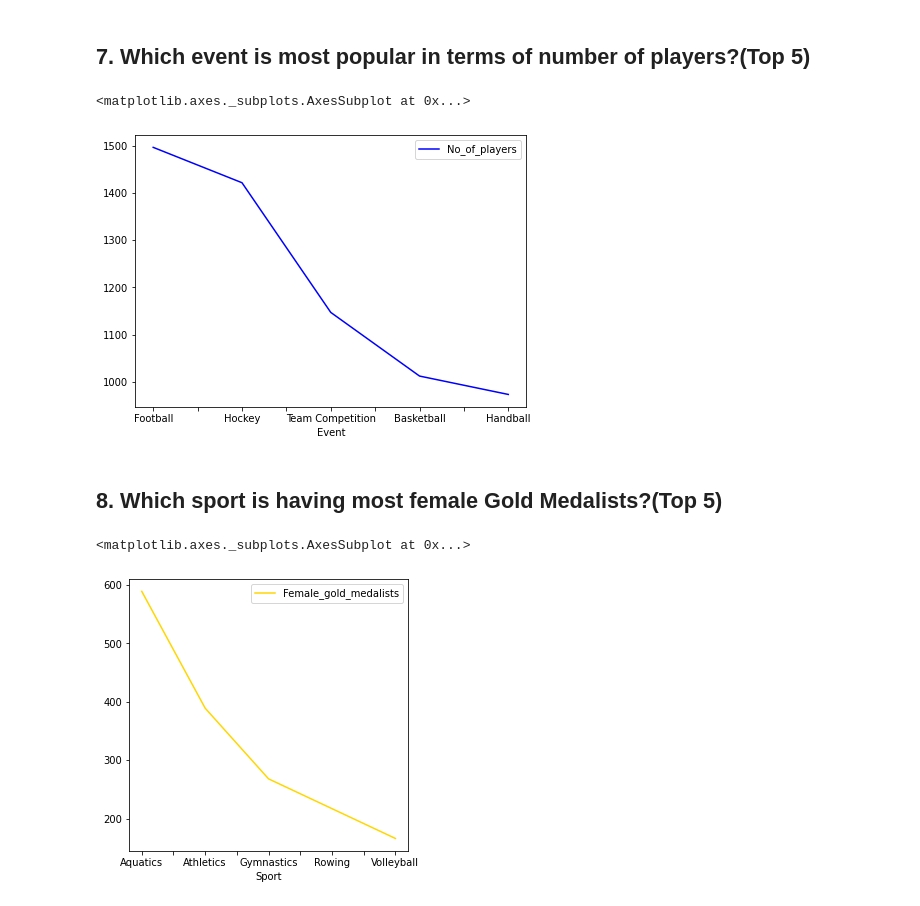
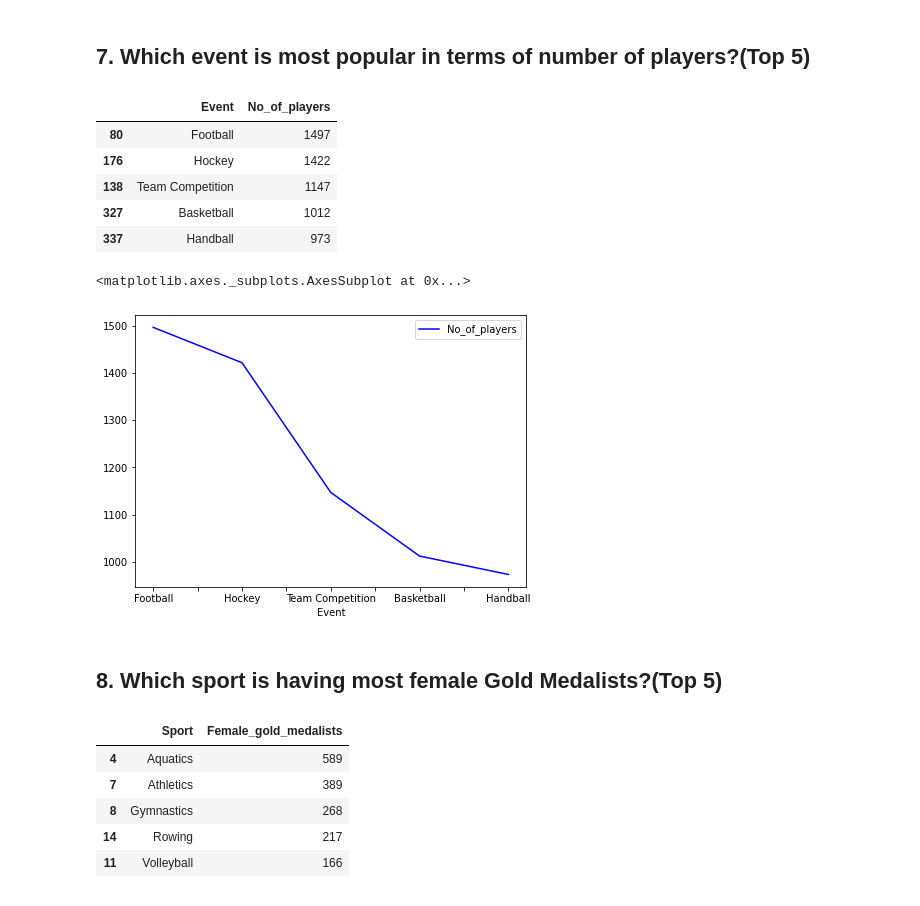
Before and after one commit to Siddhesh100/Summer_Olympics_Analysis, a Jupyter notebook: Summer_Olympics_Analysis.ipynb, the cells around one changed output. Saved outputs shown, nothing was run; the diff lists cells and outputs as text; code cells hidden in the pictures.

```diff
--- a/Summer_Olympics_Analysis.ipynb
+++ b/Summer_Olympics_Analysis.ipynb
@@ -107,18 +148,27 @@ data #India won first gold medal in Summer Olympics 🏅
 # %%
 data = []
 
 for event in df["Event"].unique():
 
     data.append([event,len(df[df["Event"]==event])])
 
 data = pd.DataFrame(data,columns = ["Event","No_of_players"])
 
 data = data.sort_values(by = "No_of_players",ascending = False).head()
 
-data.plot.line(x = "Event",y = "No_of_players",color = "blue",figsize = (7,5))
+data
 # %% [output]
-<matplotlib.axes._subplots.AxesSubplot at 0x...>
-[figure, removed]
+|  | Event | No_of_players |
+| 80 | Football | 1497 |
+| 176 | Hockey | 1422 |
+| 138 | Team Competition | 1147 |
+| 327 | Basketball | 1012 |
+| 337 | Handball | 973 |
+# %%
+data.plot.line(x = "Event",y = "No_of_players",color = "blue",figsize = (7,5))
+# %% [output]
+<matplotlib.axes._subplots.AxesSubplot at 0x...>
+[figure, added]
 # %% [markdown]
 ## 8. Which sport is having most female Gold Medalists?(Top 5)
 # %%
@@ -136,7 +186,11 @@ data = pd.DataFrame(data,columns = ["Sport","Female_gold_medalists"])
 
 data = data.sort_values(by = "Female_gold_medalists",ascending = False).head()
 
-data.plot.line(x = "Sport",y = "Female_gold_medalists",color = "gold",figsize = (5,5))
+data
 # %% [output]
-<matplotlib.axes._subplots.AxesSubplot at 0x...>
-[figure, removed]
+|  | Sport | Female_gold_medalists |
+| 4 | Aquatics | 589 |
+| 7 | Athletics | 389 |
+| 8 | Gymnastics | 268 |
+| 14 | Rowing | 217 |
+| 11 | Volleyball | 166 |
```
Also changed, not shown: parts of 11 cells of this notebook.
